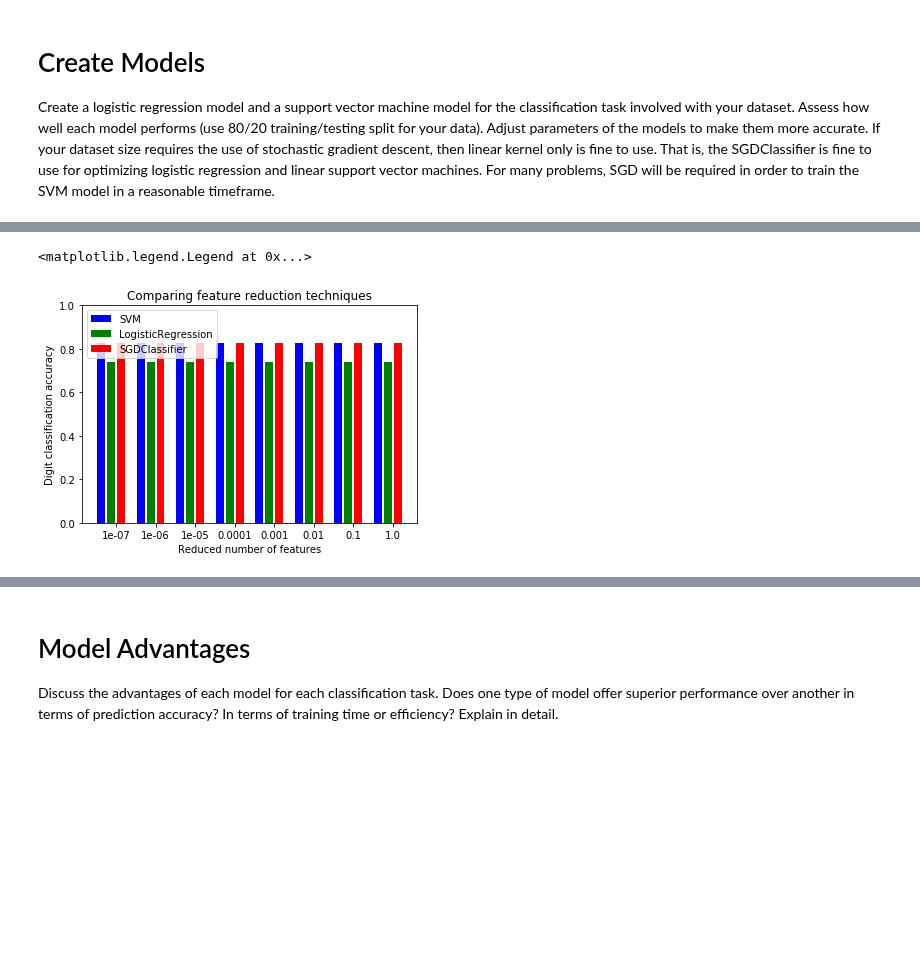
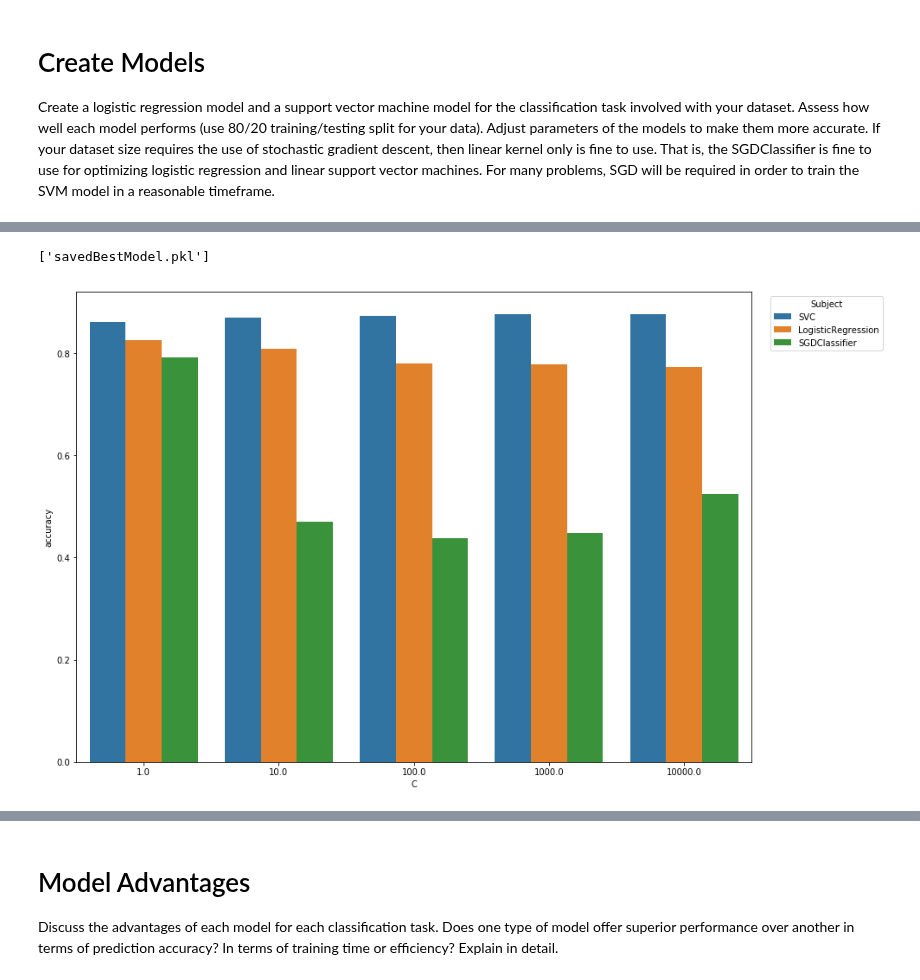
Before and after one commit to stmillett/MSDS7331_NorthCarolinaDataset, a Jupyter notebook: MiniLab2/Data Mining - Lab 2.ipynb, the cells around one changed output, grey strips where cells are left out. Saved outputs shown, nothing was run; the diff lists cells and outputs as text; code cells hidden in the pictures; blank space fills up the shorter version.

Commit message:
updating model

```diff
--- a/MiniLab2/Data Mining - Lab 2.ipynb
+++ b/MiniLab2/Data Mining - Lab 2.ipynb
@@ -10,6 +10,12 @@ Maryam Shahini
 <br> Michael Toolin
 <br> Steven Millett
 # %%
+#Set global variables
+N_FEATURES_OPTIONS = [25 , 50, 100, 150]
+C_OPTIONS = [1e-2, 1e-1, 1e0, 1e1, 1e2, 1e3, 1e4]
+
+#Import data
+
 import pandas as pd
 import numpy as np
 import matplotlib.pyplot as plt
@@ -21,6 +27,9 @@ import statistics
 from sklearn.linear_model import LogisticRegression
 from sklearn.linear_model import SGDClassifier
 from sklearn.cross_validation import KFold
+
+from sklearn.decomposition import PCA, NMF
+from sklearn.feature_selection import SelectKBest, chi2
 
 from sklearn.feature_selection import RFE
 
@@ -279,24 +158,47 @@ GridSearchCV(cv=sklearn.cross_validation.KFold(n=1954, n_folds=3, shuffle=True,
-# %%
-classifier_labels=['SVM','LogisticRegression','SGDClassifier']
-mean_scores = np.array(grid_search.cv_results_['mean_test_score'])
-# scores are in the order of param_grid iteration, which is alphabetical
-mean_scores = mean_scores.reshape( -1, len(C_OPTIONS))
-# select score for best C
-mean_scores = mean_scores.max(axis=0)
-bar_offsets = (np.arange(len(C_OPTIONS)) *
-               (len(classifier_labels) + 1) + .5)
-
-plt.figure()
-COLORS = 'bgrcmyk'
-for i, (label, class_scores) in enumerate(zip(classifier_labels, mean_scores)):
-    plt.bar(bar_offsets + i, class_scores, label=label, color=COLORS[i])
-
-plt.title("Comparing feature reduction techniques")
-plt.xlabel('Reduced number of features')
-plt.xticks(bar_offsets + len(classifier_labels) / 2, C_OPTIONS)
-plt.ylabel('Digit classification accuracy')
-plt.ylim((0, 1))
-plt.legend(loc='upper left')
-# %% [output]
-<matplotlib.legend.Legend at 0x...>
-[figure, removed]
+# %%
+from sklearn.externals import joblib
+joblib.dump(grid_search, 'savedBestModel.pkl')
+# %% [output]
+['savedBestModel.pkl']
+# %%
+#Run this to load the model
+
+from sklearn.externals import joblib
+grid_search = joblib.load('savedBestModel.pkl')
+# %%
+cv_results = grid_search.cv_results_
+best_estimator = grid_search.best_estimator_
+best_score = grid_search.best_score_
+best_params = grid_search.best_params_
+
+
+params = np.array(grid_search.cv_results_['params'])
+mean_scores = np.array(grid_search.cv_results_['mean_test_score'])
+
+classifier_labels=['SVC','LogisticRegression','SGDClassifier']
+
+classifier_temp = pd.DataFrame(columns=classifier_labels,index=C_OPTIONS,
+                               data=np.linspace(.1,.25,num=len(C_OPTIONS)*len(classifier_labels)).reshape(5,3))
+classifier_temp.fillna(0,inplace=True)
+
+for i, (param, score) in enumerate(zip(params, mean_scores)):
+    C = param['clf__C'] if 'clf__C' in param else param['clf__alpha']
+    class_state = str(param['clf']).split('(')[0]
+    if classifier_temp.at[C,class_state] < score:
+        classifier_temp.at[C,class_state] = score
+
+classifier_temp['C']=classifier_temp.index
+classifier_temp= classifier_temp.set_index(['C']).stack().reset_index(name='accuracy').rename(columns={'level_1':'Classifier'})
+
+a4_dims = (14, 10)
+fig, ax = plt.subplots(figsize=a4_dims)
+g = sns.barplot(x="C",y='accuracy',hue='Classifier',data=classifier_temp);
+leg = plt.legend( loc = 'upper right',title='Classifier')
+bb = leg.get_bbox_to_anchor().inverse_transformed(ax.transAxes)
+# Change to location of the legend.
+xOffset = .20
+bb.x0 += xOffset
+bb.x1 += xOffset
+leg.set_bbox_to_anchor(bb, transform = ax.transAxes)
+# %% [output]
+[figure, added]
```
Also changed, not shown: parts of 17 cells of this notebook, 1 other file.
